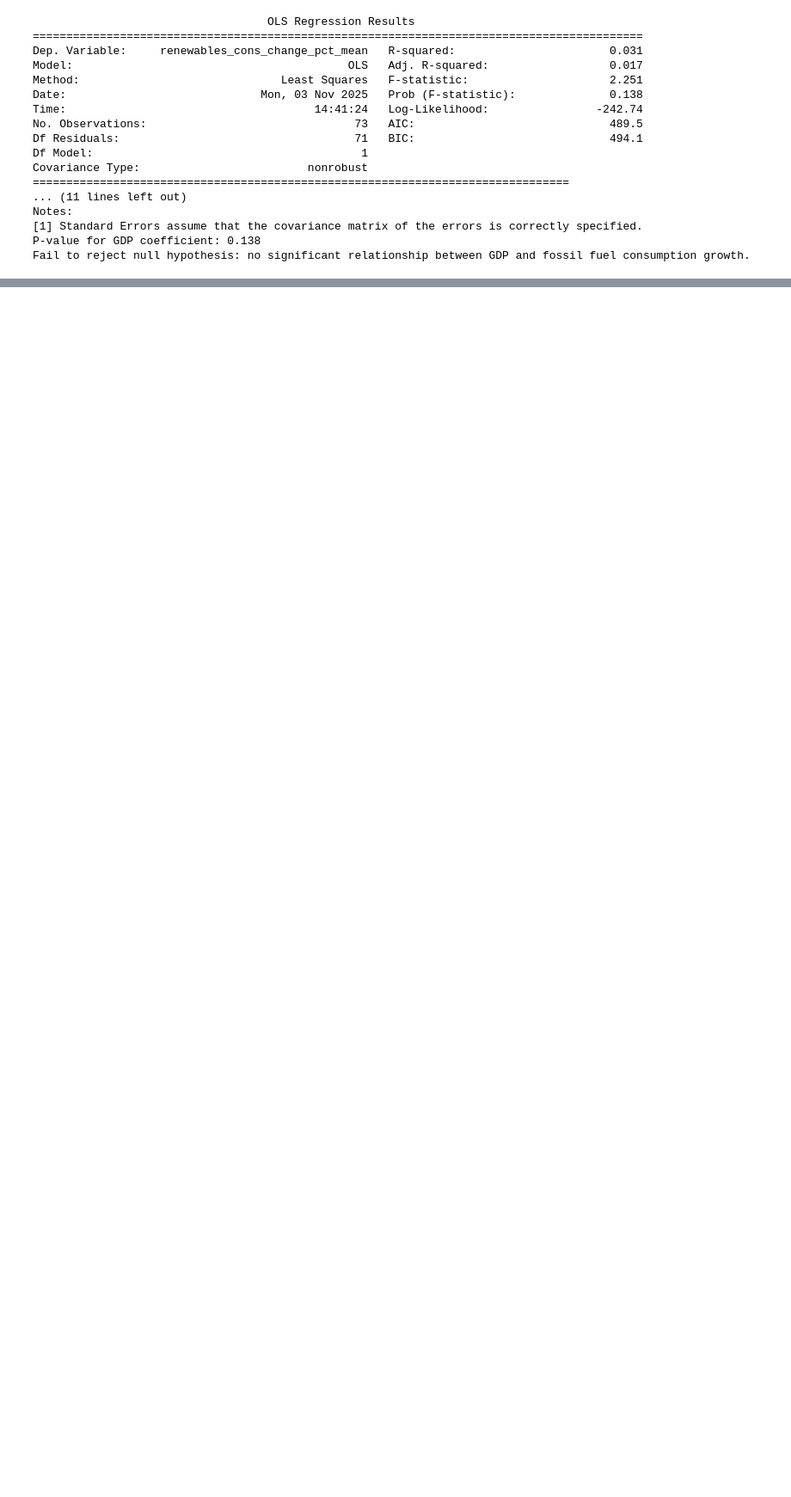
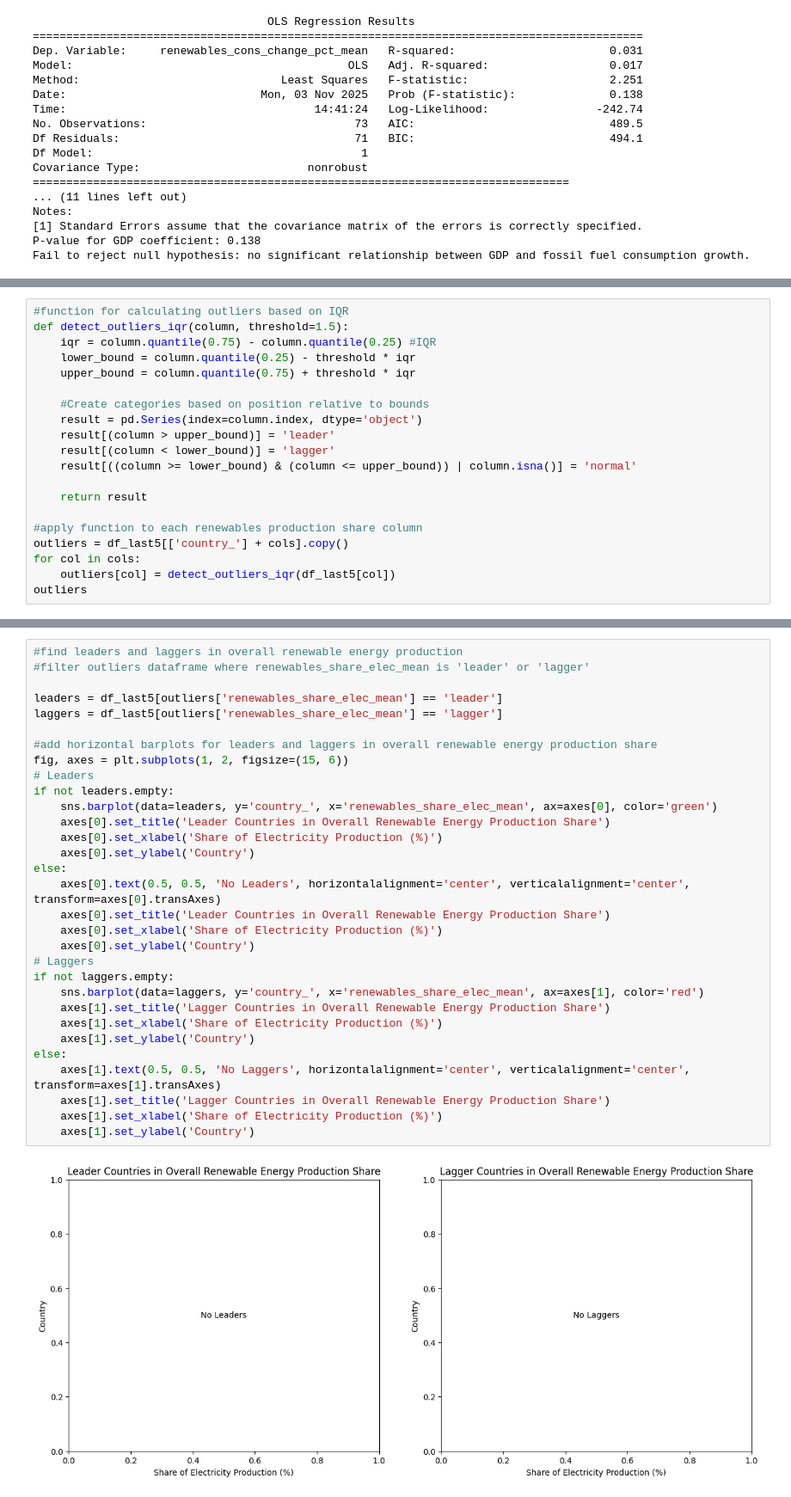
Before and after one commit to KMarsh-code/global-renewable-energy-analysis, a Jupyter notebook: jupyter_notebooks/2_renewable_energy_hypothesis_testing.ipynb, the cells around one changed output, grey strips where cells are left out. Shown at 86% size. Drawn from its saved outputs; the diff is of its cells as text; blank space fills up the shorter version.

```diff
--- a/jupyter_notebooks/2_renewable_energy_hypothesis_testing.ipynb
+++ b/jupyter_notebooks/2_renewable_energy_hypothesis_testing.ipynb
@@ -274,0 +307,20 @@ Fail to reject null hypothesis: no significant relationship between GDP and foss
+# %%
+#function for calculating outliers based on IQR
+def detect_outliers_iqr(column, threshold=1.5):
+    iqr = column.quantile(0.75) - column.quantile(0.25) #IQR
+    lower_bound = column.quantile(0.25) - threshold * iqr
+    upper_bound = column.quantile(0.75) + threshold * iqr
+
+    #Create categories based on position relative to bounds
+    result = pd.Series(index=column.index, dtype='object')
+    result[(column > upper_bound)] = 'leader'
+    result[(column < lower_bound)] = 'lagger'
+    result[((column >= lower_bound) & (column <= upper_bound)) | column.isna()] = 'normal'
+
+    return result
+
+#apply function to each renewables production share column
+outliers = df_last5[['country_'] + cols].copy()
+for col in cols:
+    outliers[col] = detect_outliers_iqr(df_last5[col])
+outliers
@@ -274,0 +343,33 @@ Fail to reject null hypothesis: no significant relationship between GDP and foss
+# %%
+#find leaders and laggers in overall renewable energy production
+#filter outliers dataframe where renewables_share_elec_mean is 'leader' or 'lagger'
+
+leaders = df_last5[outliers['renewables_share_elec_mean'] == 'leader']
+laggers = df_last5[outliers['renewables_share_elec_mean'] == 'lagger']
+
+#add horizontal barplots for leaders and laggers in overall renewable energy production share
+fig, axes = plt.subplots(1, 2, figsize=(15, 6))
+# Leaders
+if not leaders.empty:
+    sns.barplot(data=leaders, y='country_', x='renewables_share_elec_mean', ax=axes[0], color='green')
+    axes[0].set_title('Leader Countries in Overall Renewable Energy Production Share')
+    axes[0].set_xlabel('Share of Electricity Production (%)')
+    axes[0].set_ylabel('Country')
+else:
+    axes[0].text(0.5, 0.5, 'No Leaders', horizontalalignment='center', verticalalignment='center', transform=axes[0].transAxes)
+    axes[0].set_title('Leader Countries in Overall Renewable Energy Production Share')
+    axes[0].set_xlabel('Share of Electricity Production (%)')
+    axes[0].set_ylabel('Country')
+# Laggers
+if not laggers.empty:
+    sns.barplot(data=laggers, y='country_', x='renewables_share_elec_mean', ax=axes[1], color='red')
+    axes[1].set_title('Lagger Countries in Overall Renewable Energy Production Share')
+    axes[1].set_xlabel('Share of Electricity Production (%)')
+    axes[1].set_ylabel('Country')
+else:
+    axes[1].text(0.5, 0.5, 'No Laggers', horizontalalignment='center', verticalalignment='center', transform=axes[1].transAxes)
+    axes[1].set_title('Lagger Countries in Overall Renewable Energy Production Share')
+    axes[1].set_xlabel('Share of Electricity Production (%)')
+    axes[1].set_ylabel('Country')
+# %% [output]
+[figure, added]
```
Also changed, not shown: parts of 18 cells of this notebook.
